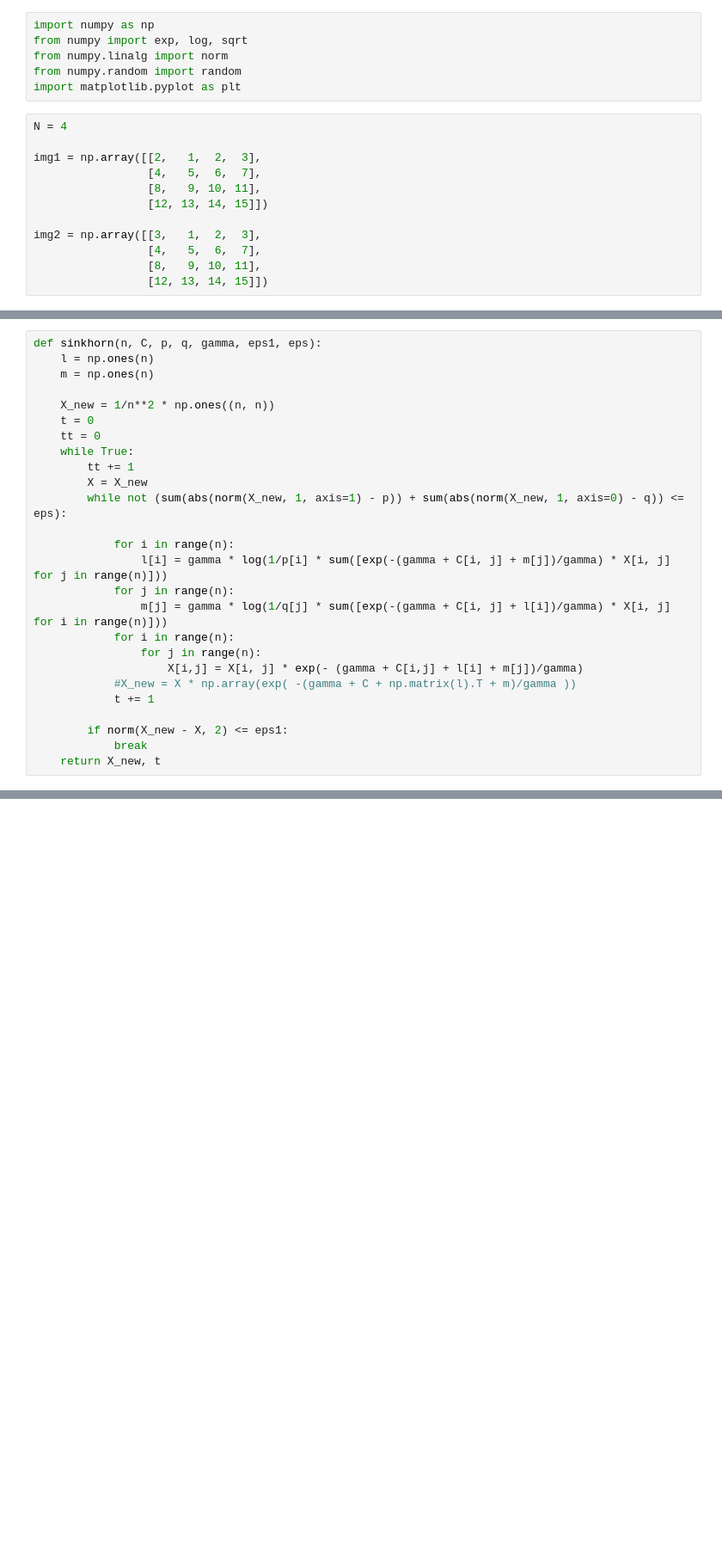
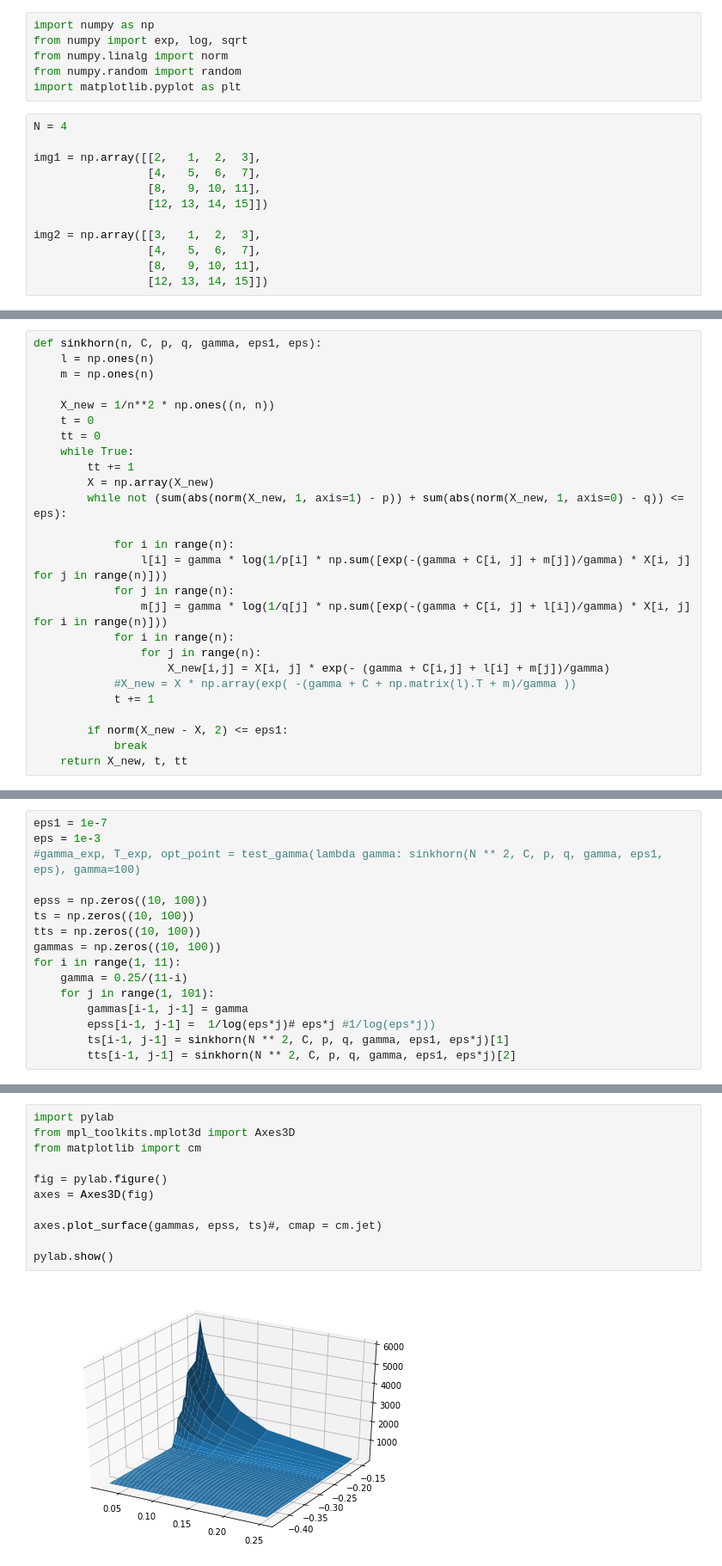
Before and after one commit to dmivilensky/Wasserstein-distance-calculation, a Jupyter notebook: experiments/exp.ipynb, the cells around one changed output, grey strips where cells are left out. Shown: that part at 86% size. Drawn from its saved outputs; the diff is of its cells as text; blank space fills up the shorter version.

```diff
--- a/experiments/exp.ipynb
+++ b/experiments/exp.ipynb
@@ -37,22 +38,22 @@ def sinkhorn(n, C, p, q, gamma, eps1, eps):
     tt = 0
     while True:
         tt += 1
-        X = X_new
+        X = np.array(X_new)
         while not (sum(abs(norm(X_new, 1, axis=1) - p)) + sum(abs(norm(X_new, 1, axis=0) - q)) <= eps):
 
             for i in range(n):
-                l[i] = gamma * log(1/p[i] * sum([exp(-(gamma + C[i, j] + m[j])/gamma) * X[i, j] for j in range(n)]))
+                l[i] = gamma * log(1/p[i] * np.sum([exp(-(gamma + C[i, j] + m[j])/gamma) * X[i, j] for j in range(n)]))
             for j in range(n):
-                m[j] = gamma * log(1/q[j] * sum([exp(-(gamma + C[i, j] + l[i])/gamma) * X[i, j] for i in range(n)]))
+                m[j] = gamma * log(1/q[j] * np.sum([exp(-(gamma + C[i, j] + l[i])/gamma) * X[i, j] for i in range(n)]))
             for i in range(n):
                 for j in range(n):
-                    X[i,j] = X[i, j] * exp(- (gamma + C[i,j] + l[i] + m[j])/gamma)
+                    X_new[i,j] = X[i, j] * exp(- (gamma + C[i,j] + l[i] + m[j])/gamma)
             #X_new = X * np.array(exp( -(gamma + C + np.matrix(l).T + m)/gamma ))
             t += 1
 
         if norm(X_new - X, 2) <= eps1:
             break
-    return X_new, t
+    return X_new, t, tt
 # %%
 def test_gamma(method, gamma):
     gamma_exp = []
@@ -83,0 +97,16 @@ opt_point
+# %%
+eps1 = 1e-7
+eps = 1e-3
+#gamma_exp, T_exp, opt_point = test_gamma(lambda gamma: sinkhorn(N ** 2, C, p, q, gamma, eps1, eps), gamma=100)
+
+epss = np.zeros((10, 100))
+ts = np.zeros((10, 100))
+tts = np.zeros((10, 100))
+gammas = np.zeros((10, 100))
+for i in range(1, 11):
+    gamma = 0.25/(11-i)
+    for j in range(1, 101):
+        gammas[i-1, j-1] = gamma
+        epss[i-1, j-1] =  1/log(eps*j)# eps*j #1/log(eps*j))
+        ts[i-1, j-1] = sinkhorn(N ** 2, C, p, q, gamma, eps1, eps*j)[1]
+        tts[i-1, j-1] = sinkhorn(N ** 2, C, p, q, gamma, eps1, eps*j)[2]
@@ -83,0 +145,13 @@ opt_point
+# %%
+import pylab
+from mpl_toolkits.mplot3d import Axes3D
+from matplotlib import cm
+
+fig = pylab.figure()
+axes = Axes3D(fig)
+
+axes.plot_surface(gammas, epss, ts)#, cmap = cm.jet)
+
+pylab.show()
+# %% [output]
+[figure, added]
```
Also changed, not shown: parts of 9 cells of this notebook.
